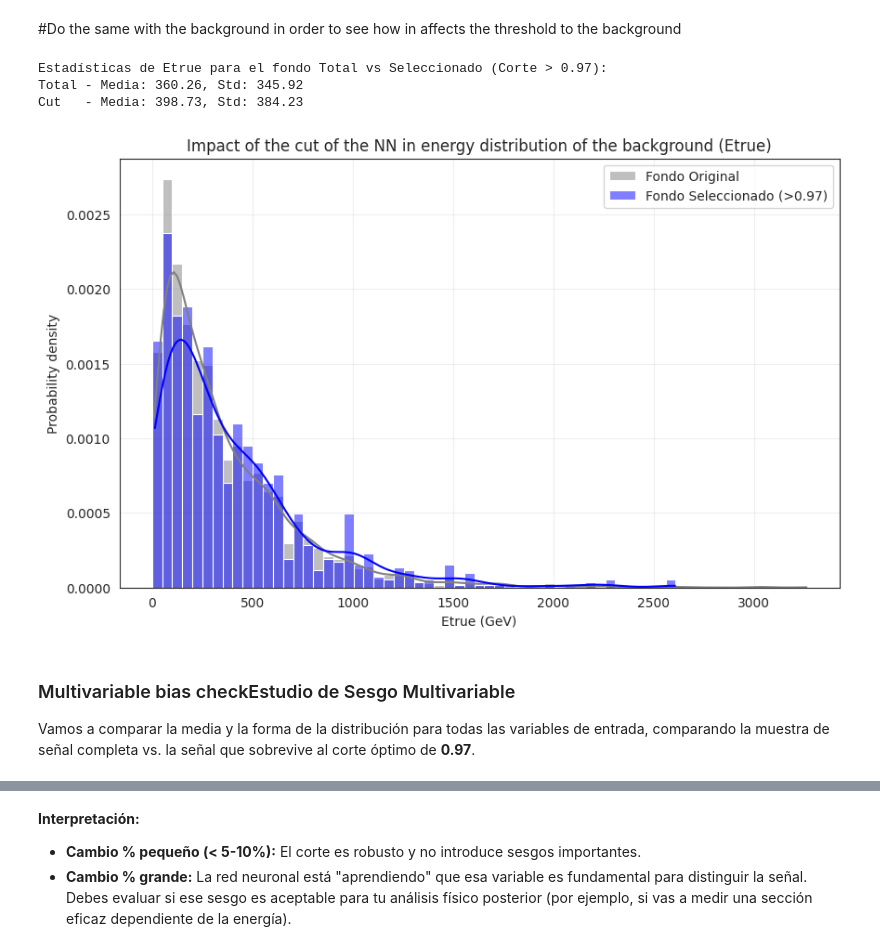
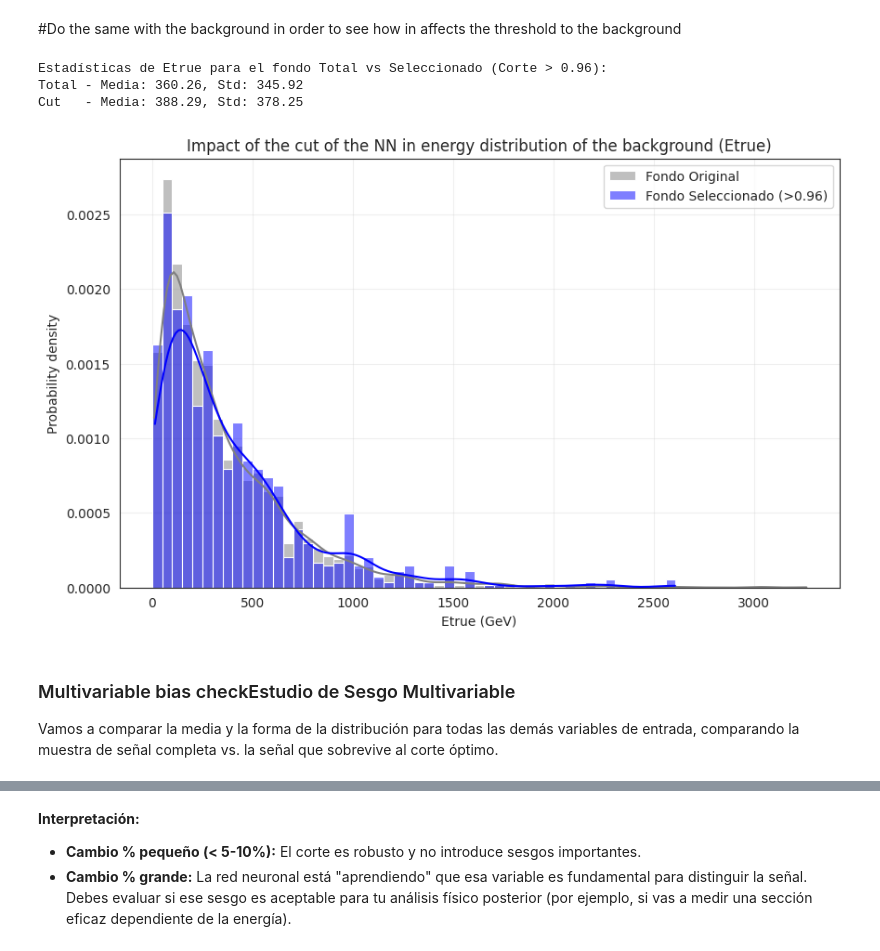
Before and after one commit to jajajandro/LIP_updated-codes, a Jupyter notebook: Template_ML.ipynb, the cells around one changed output, grey strips where cells are left out. Cells and saved outputs as stored; diff of their text form; code cells hidden in the pictures.

```diff
--- a/Template_ML.ipynb
+++ b/Template_ML.ipynb
@@ -834,7 +834,7 @@ signal_with_score = signal_df.copy()
 signal_with_score['nn_score'] = pred_full_Data[:len(signal_df), 0]
 
 # 2. Create the subset that surpass the optimal cut
-best_cut = 0.97
+
 signal_selected = signal_with_score[signal_with_score['nn_score'] >= best_cut]
 
 # 3. Comparison of basic statistics
@@ -875,41 +875,41 @@ bkg_with_score = background_df.copy()
 bkg_with_score['nn_score'] = pred_full_Data[:len(background_df), 0]
 
 # 2. Create the subset that surpass the optimal cut
-best_cut = 0.97
+
 bkg_selected = bkg_with_score[bkg_with_score['nn_score'] >= best_cut]
 
 # 3. Comparison of basic statistics
 print(f"Estadísticas de Etrue para el fondo Total vs Seleccionado (Corte > {best_cut}):")
 print(f"Total - Media: {bkg_with_score['Etrue'].mean():.2f}, Std: {bkg_with_score['Etrue'].std():.2f}")
 print(f"Cut   - Media: {bkg_selected['Etrue'].mean():.2f}, Std: {bkg_selected['Etrue'].std():.2f}")
 
 # 4. Visualización de las distribuciones
 plt.figure(figsize=(10, 6))
 
  #Set the range for the energy to observe the comparison clearly
 minimum_E = 0       # Forzamos a que ambos empiecen en 0
 maximum_E = bkg_with_score['Etrue'].max()
 #print(maximum_E)
 bin_width=50
 
 sns.histplot(bkg_with_score['Etrue'], label='Fondo Original', color='gray',binwidth=bin_width, binrange=(minimum_E, maximum_E), kde=True, stat="density", alpha=0.5)
 sns.histplot(bkg_selected['Etrue'], label=f'Fondo Seleccionado (>{best_cut})', color='blue', binwidth=bin_width, binrange=(minimum_E, maximum_E),  kde=True, stat="density", alpha=0.5)
 
 plt.title('Impact of the cut of the NN in energy distribution of the background (Etrue)')
 plt.xlabel('Etrue (GeV)')
 plt.ylabel('Probability density')
 plt.legend()
 plt.grid(True, alpha=0.3)
 plt.show()
 # %% [output]
-Estadísticas de Etrue para el fondo Total vs Seleccionado (Corte > 0.97):
+Estadísticas de Etrue para el fondo Total vs Seleccionado (Corte > 0.96):
 Total - Media: 360.26, Std: 345.92
-Cut   - Media: 398.73, Std: 384.23
+Cut   - Media: 388.29, Std: 378.25
-[figure, old version]
+[figure, new version]
 # %% [markdown]
 ### Multivariable bias checkEstudio de Sesgo Multivariable
 
-Vamos a comparar la media y la forma de la distribución para todas las variables de entrada, comparando la muestra de señal completa vs. la señal que sobrevive al corte óptimo de **0.97**.
+Vamos a comparar la media y la forma de la distribución para todas las demás variables de entrada, comparando la muestra de señal completa vs. la señal que sobrevive al corte óptimo.
 # %%
 import pandas as pd
 import matplotlib.pyplot as plt
```
Also changed, not shown: parts of 13 cells of this notebook.
